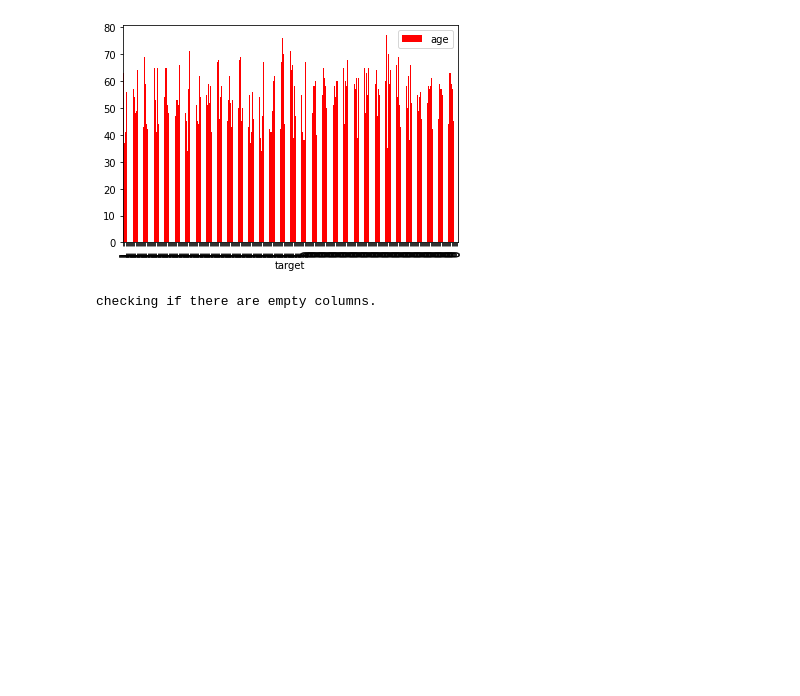
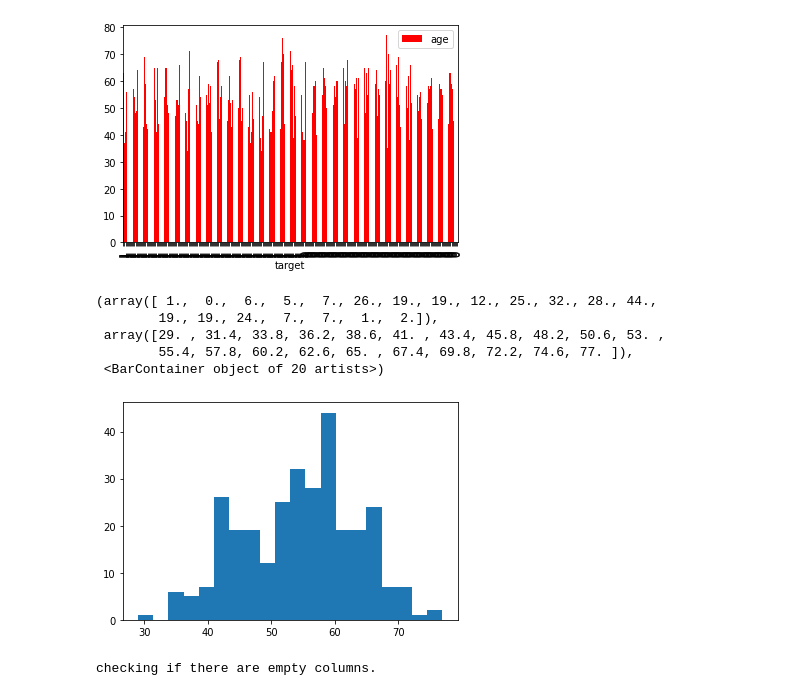
Before and after one commit to tasozgurcem11/possible-hearth-attack, a Jupyter notebook: heart-attack-classification.ipynb, the cells around one changed output. Saved outputs shown, nothing was run; the diff lists cells and outputs as text; code cells hidden in the pictures; blank space fills up the shorter version.

Commit message:
add histogram for age

```diff
--- a/heart-attack-classification.ipynb
+++ b/heart-attack-classification.ipynb
@@ -48,6 +59,15 @@ train_df.plot(kind='bar', x='target', y='age', color='red')
 # %% [output]
 <AxesSubplot:xlabel='target'>
 [figure]
+# %%
+plt.hist(train_df['age'], bins=20)
+# %% [output]
+(array([ 1.,  0.,  6.,  5.,  7., 26., 19., 19., 12., 25., 32., 28., 44.,
+        19., 19., 24.,  7.,  7.,  1.,  2.]),
+ array([29. , 31.4, 33.8, 36.2, 38.6, 41. , 43.4, 45.8, 48.2, 50.6, 53. ,
+        55.4, 57.8, 60.2, 62.6, 65. , 67.4, 69.8, 72.2, 74.6, 77. ]),
+ <BarContainer object of 20 artists>)
+[figure, added]
 # %%
 print('checking if there are empty columns.')
 train_df.isnull().sum()
```
Also changed, not shown: parts of 2 cells of this notebook.
